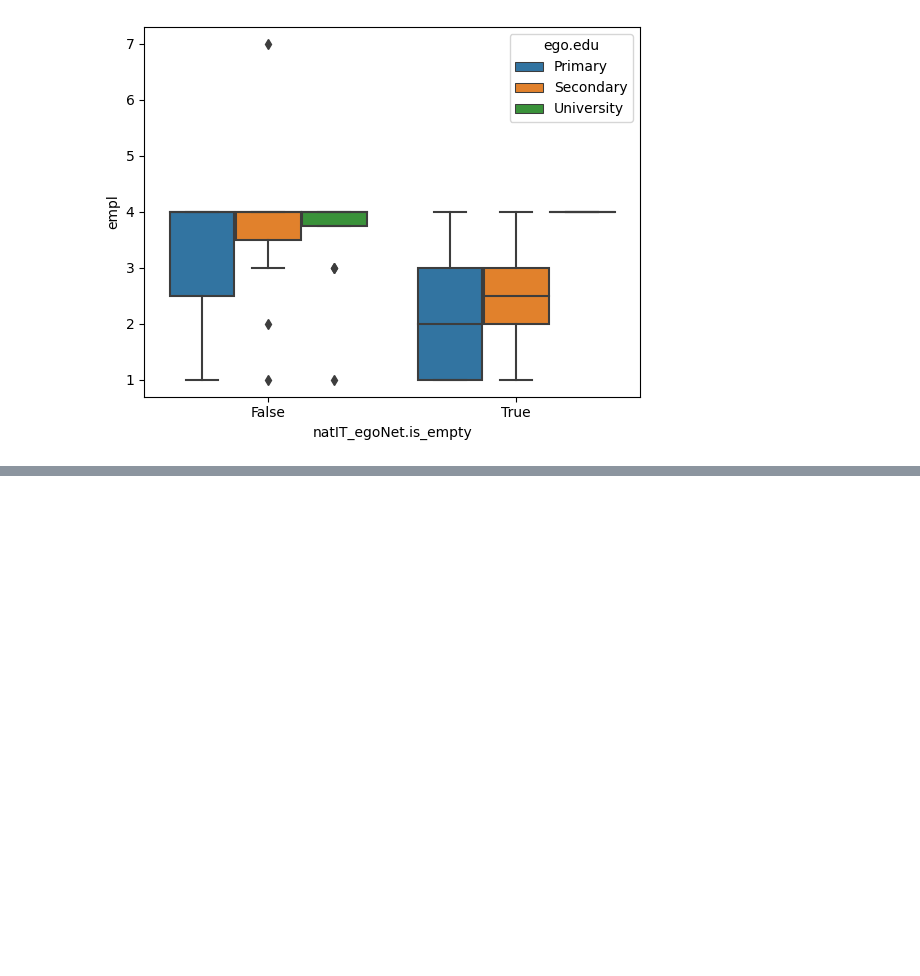
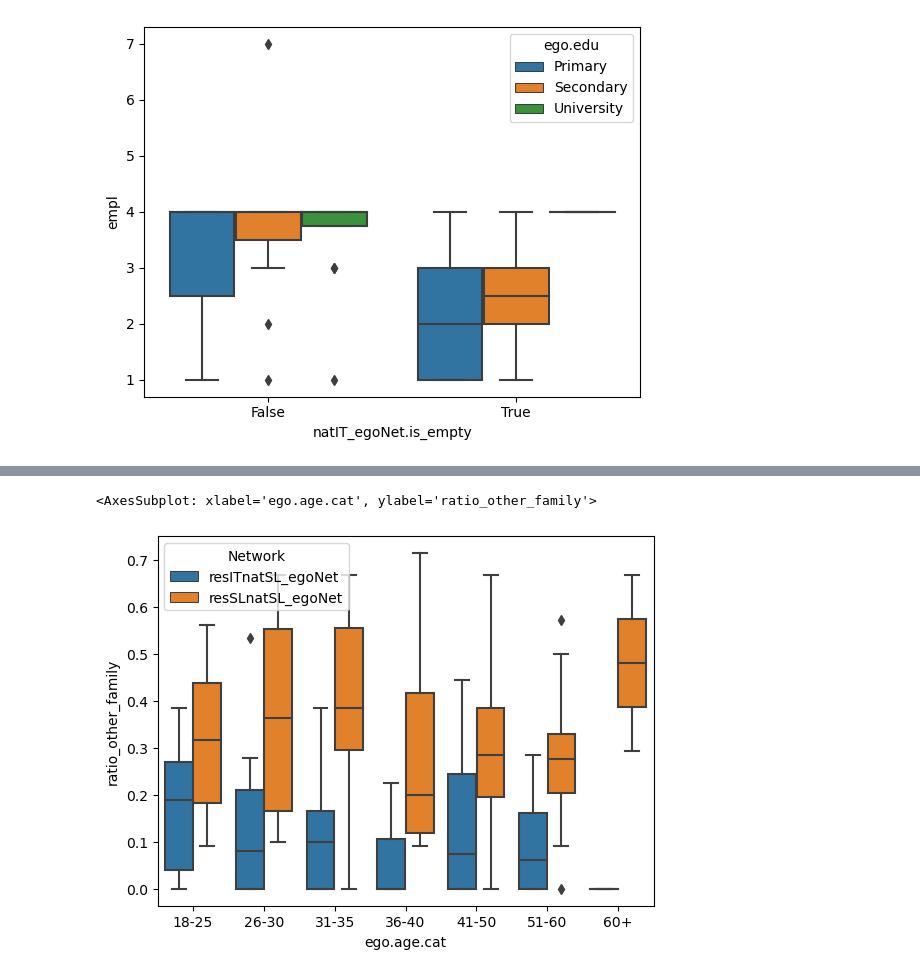
Before and after one commit to LeoMaurice/reseau_class, a Jupyter notebook: project_migrants/src/integration_analysis.ipynb, the cells around one changed output, grey strips where cells are left out. Saved outputs shown, nothing was run; the diff lists cells and outputs as text; code cells hidden in the pictures; blank space fills up the shorter version.

```diff
--- a/project_migrants/src/integration_analysis.ipynb
+++ b/project_migrants/src/integration_analysis.ipynb
@@ -307,0 +405,6 @@ sns.boxplot(data=Egos, x='natIT_egoNet.is_empty', y="empl", hue="ego.edu")
+# %%
+# Créer un box plot avec Seaborn
+sns.boxplot(data=pivot_df, x='ego.age.cat', y="ratio_other_family", hue='Network')
+# %% [output]
+<AxesSubplot: xlabel='ego.age.cat', ylabel='ratio_other_family'>
+[figure, added]
```
Also changed, not shown: parts of 15 cells of this notebook.
